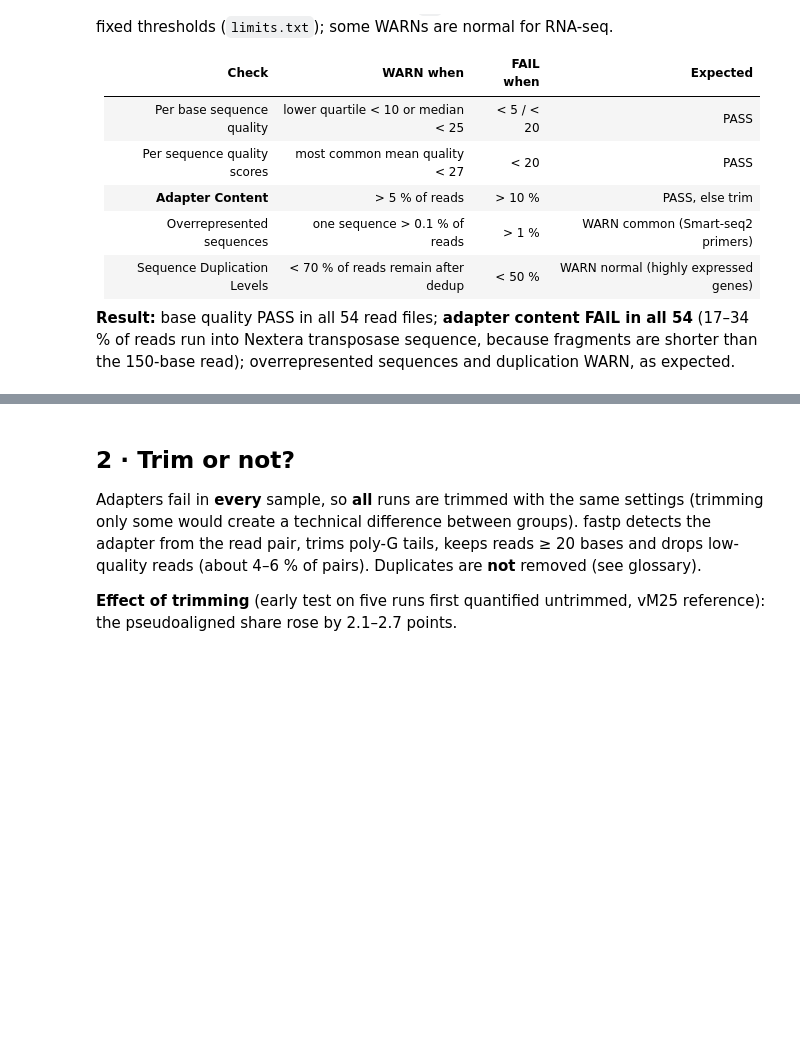
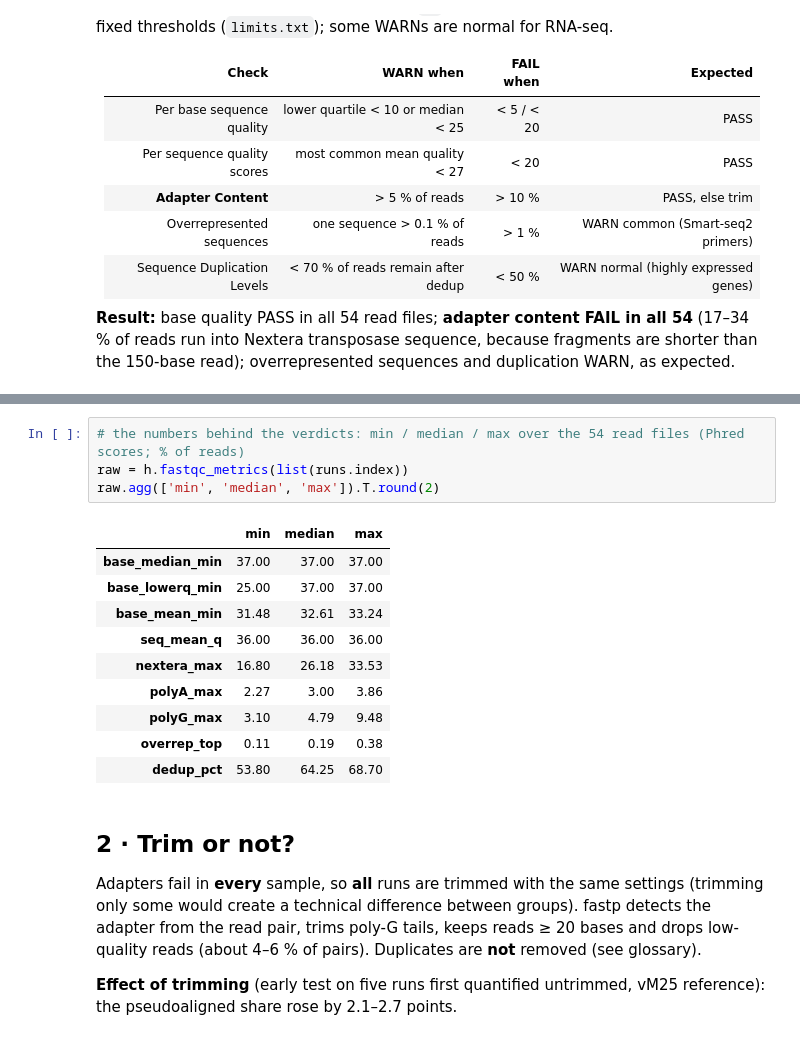
Before and after one commit to Jeffateth/RNAseq_aging, a Jupyter notebook: notebooks/02_qc_trimming.ipynb, the cells around one changed output, grey strips where cells are left out. Saved outputs shown, nothing was run; the diff lists cells and outputs as text; blank space fills up the shorter version.

Commit message:
Add FastQC on trimmed reads (qctrim stage), tail-based poly-G and poly-A checks, FastQC metrics helpers; tighter notebook text

```diff
--- a/notebooks/02_qc_trimming.ipynb
+++ b/notebooks/02_qc_trimming.ipynb
@@ -43,6 +44,21 @@ h.fastqc_summary(list(runs.index))
 | SRR23914453_2 | PASS | PASS | FAIL | WARN | ... |
 | SRR23914451_1 | PASS | PASS | FAIL | WARN | ... |
 | SRR23914451_2 | PASS | PASS | FAIL | WARN | ... |
+# %%
+# the numbers behind the verdicts: min / median / max over the 54 read files (Phred scores; % of reads)
+raw = h.fastqc_metrics(list(runs.index))
+raw.agg(['min', 'median', 'max']).T.round(2)
+# %% [output]
+|  | min | median | max |
+| base_median_min | 37.00 | 37.00 | 37.00 |
+| base_lowerq_min | 25.00 | 37.00 | 37.00 |
+| base_mean_min | 31.48 | 32.61 | 33.24 |
+| seq_mean_q | 36.00 | 36.00 | 36.00 |
+| nextera_max | 16.80 | 26.18 | 33.53 |
+| polyA_max | 2.27 | 3.00 | 3.86 |
+| polyG_max | 3.10 | 4.79 | 9.48 |
+| overrep_top | 0.11 | 0.19 | 0.38 |
+| dedup_pct | 53.80 | 64.25 | 68.70 |
 # %% [markdown]
 ## 2 · Trim or not?
 Adapters fail in **every** sample, so **all** runs are trimmed with the same settings (trimming only some would create a technical difference between groups). fastp detects the adapter from the read pair, trims poly-G tails, keeps reads ≥ 20 bases and drops low-quality reads (about 4–6 % of pairs). Duplicates are **not** removed (see glossary).
```
Also changed, not shown: parts of 8 cells of this notebook, 8 other files.
